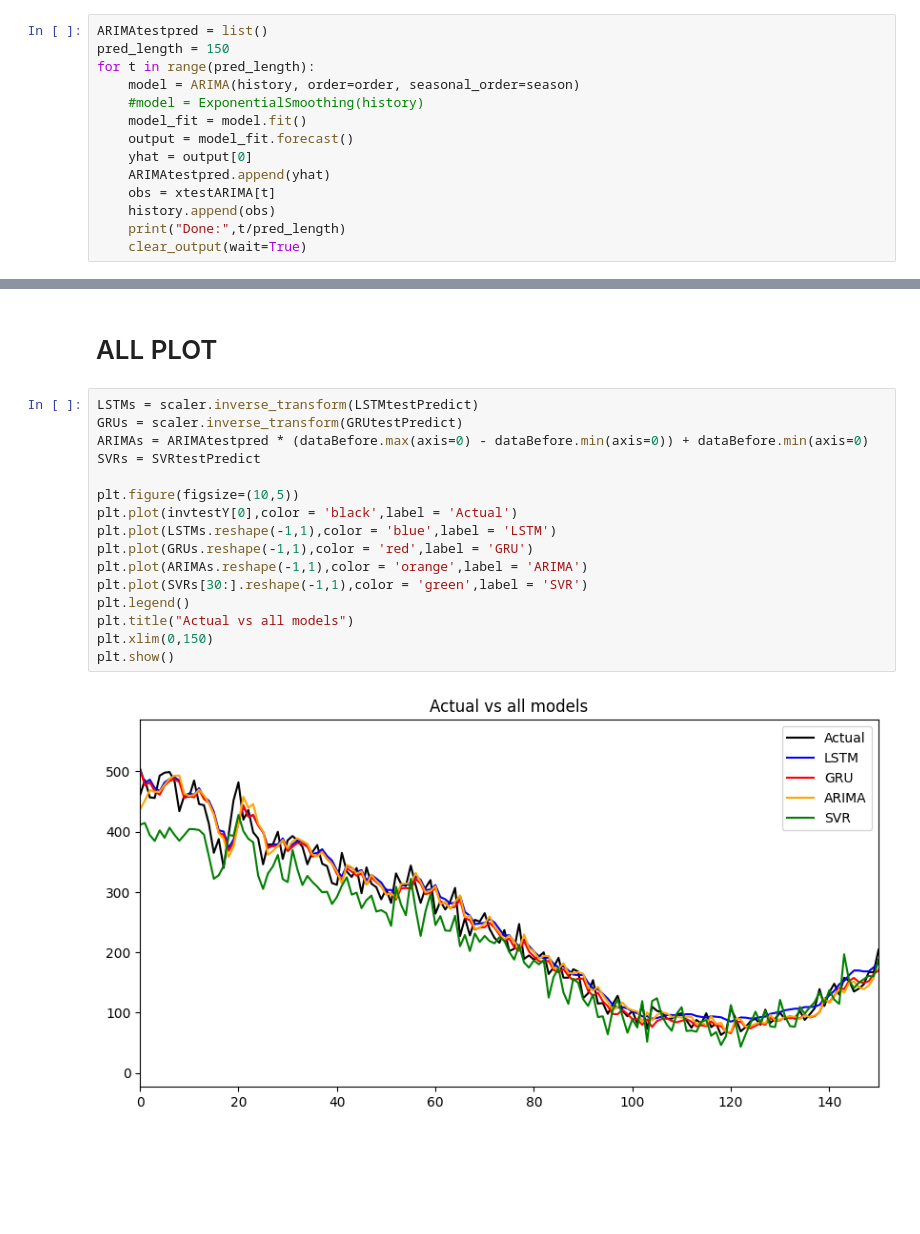
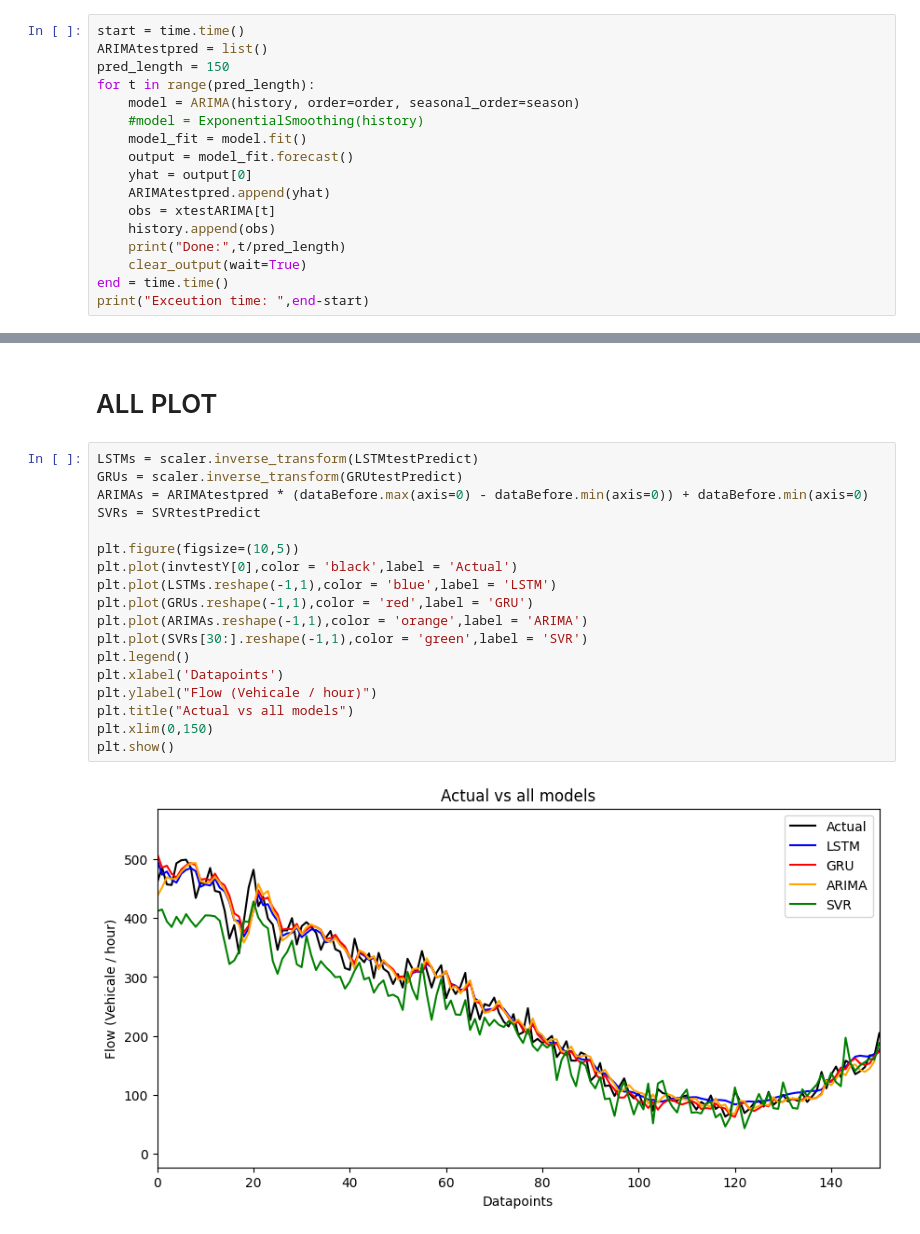
Before and after one commit to fredrikkortet/mt-hh, a Jupyter notebook: all.ipynb, the cells around one changed output, grey strips where cells are left out. Cells and saved outputs as stored; diff of their text form; blank space fills up the shorter version.

```diff
--- a/all.ipynb
+++ b/all.ipynb
@@ -120,6 +121,7 @@ LSTMmodel.compile(loss='mean_squared_error', optimizer='adam')
 # %% [markdown]
 ## ARIMA
 # %%
+start = time.time()
 ARIMAtestpred = list()
 pred_length = 150
 for t in range(pred_length):
@@ -133,4 +135,6 @@ for t in range(pred_length):
     history.append(obs)
     print("Done:",t/pred_length)
     clear_output(wait=True)
+end = time.time()
+print("Exceution time: ",end-start)
 # %% [output]
@@ -310,18 +299,20 @@ Test R2: 0.96
 # %%
 LSTMs = scaler.inverse_transform(LSTMtestPredict)
 GRUs = scaler.inverse_transform(GRUtestPredict)
 ARIMAs = ARIMAtestpred * (dataBefore.max(axis=0) - dataBefore.min(axis=0)) + dataBefore.min(axis=0)
 SVRs = SVRtestPredict
 
 plt.figure(figsize=(10,5))
 plt.plot(invtestY[0],color = 'black',label = 'Actual')
 plt.plot(LSTMs.reshape(-1,1),color = 'blue',label = 'LSTM')
 plt.plot(GRUs.reshape(-1,1),color = 'red',label = 'GRU')
 plt.plot(ARIMAs.reshape(-1,1),color = 'orange',label = 'ARIMA')
 plt.plot(SVRs[30:].reshape(-1,1),color = 'green',label = 'SVR')
 plt.legend()
+plt.xlabel('Datapoints')
+plt.ylabel("Flow (Vehicale / hour)")
 plt.title("Actual vs all models")
 plt.xlim(0,150)
 plt.show()
 # %% [output]
-[figure, old version]
+[figure, new version]
```
Also changed, not shown: parts of 14 cells of this notebook.
